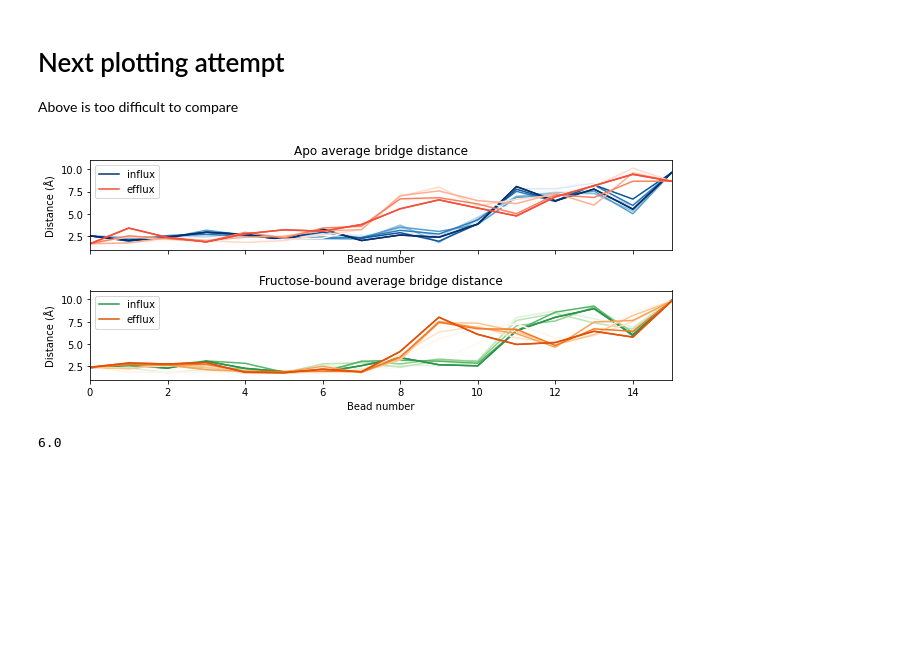
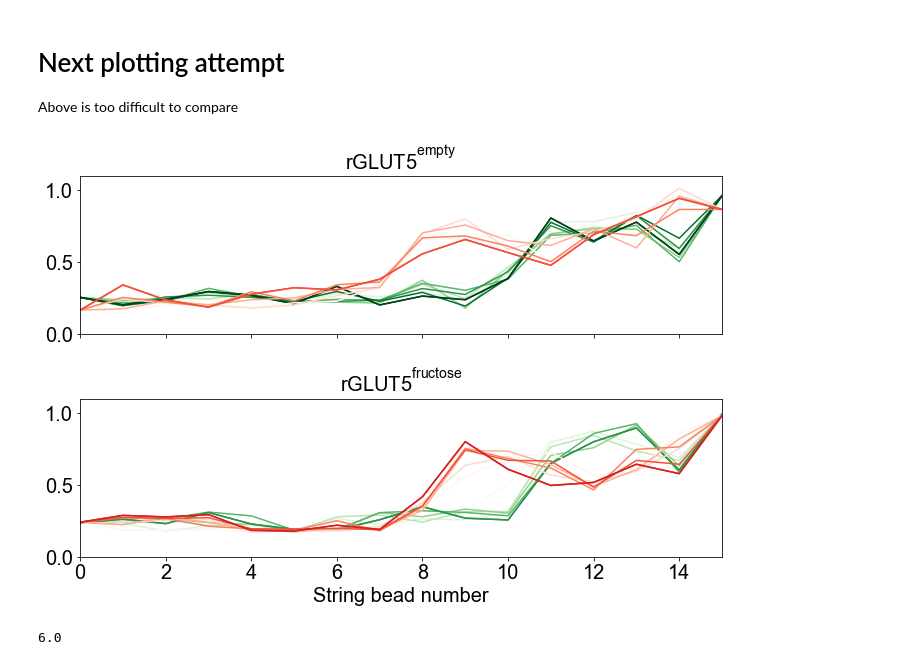
Before and after one commit to semccomas/GLUT5_string, a Jupyter notebook: string/analysis/scripts/influx_v_efflux_salt_bridge_for_paper.ipynb, the cells around one changed output. Saved outputs shown, nothing was run; the diff lists cells and outputs as text; code cells hidden in the pictures; blank space fills up the shorter version.

```diff
--- a/string/analysis/scripts/influx_v_efflux_salt_bridge_for_paper.ipynb
+++ b/string/analysis/scripts/influx_v_efflux_salt_bridge_for_paper.ipynb
@@ -160,41 +160,41 @@ def plot_rolling_avg(ax, condition_name, avg_size, colormap, take_mean = None, w
 
 
     ax.set_xlim(0,15)
-    ax.set_ylim(1,11)
+    ax.set_ylim(0,1.1)
 
     for n,line in enumerate(avgs):
-        ax.plot(line, color = color_vals[n])
-    ax.plot(line, color = color_vals[n], label = condition_name.split('_')[0])
+        ax.plot(line/10, color = color_vals[n])
+    ax.plot(line/10, color = color_vals[n], label = condition_name.split('_')[0])
 
     #ax.set_xlabel("Bead number")
-    ax.set_ylabel("Distance (Å)")
+    #ax.set_ylabel("Average salt bridge distance (nm)")
     return avgs
 # %%
-f, axs = plt.subplots(nrows = 2, figsize = (9,4), sharex=True)
-
+f, axs = plt.subplots(nrows = 2, figsize = (10,7), sharex=True,sharey=True)
+plot_parameters_for_paper.plotting_params()
 avg = 2
 
 a = plot_rolling_avg(axs[0], 'influx_apo_gate_CV', \
-                     colormap = 'Blues', avg_size =avg, take_mean = True)
+                     colormap = 'Greens', avg_size =avg, take_mean = True)
 a = plot_rolling_avg(axs[0], 'efflux_BFRU_start', \
                      colormap = 'Reds', avg_size = avg, take_mean = True)
-axs[0].set_title("Apo average bridge distance")
-axs[0].legend()
+axs[0].set_title(r"$\mathregular{rGLUT5^{empty}}$")
+#axs[0].legend()
 
 
 a = plot_rolling_avg(axs[1], 'influx_BFRU_gate_CV', \
                      colormap = 'Greens', avg_size = avg,take_mean = True)
 a = plot_rolling_avg(axs[1], 'efflux_BFRU_gate_CV', \
-                     colormap = 'Oranges', avg_size = avg,take_mean = True)
-axs[1].set_title("Fructose-bound average bridge distance")
-axs[1].legend()
-axs[1].set_xlabel("Bead number")
+                     colormap = 'Reds', avg_size = avg,take_mean = True)
+axs[1].set_title(r"$\mathregular{rGLUT5^{fructose}}$")
+#axs[1].legend()
+axs[1].set_xlabel("String bead number")
 plt.tight_layout()
 
 
-plt.savefig('../images_figs/confout_file_analysis/salt_bridges/influx_v_efflux_avg_bead.png', dpi = 800)
+plt.savefig('../images_figs/confout_file_analysis/salt_bridges/influx_v_efflux_avg_bead.svg', dpi = 1000)
 # %% [output]
-[figure, old version]
+[figure, new version]
 # %%
 np.ceil(16/3)
 # %% [output]
```
Also changed, not shown: parts of 1 cell of this notebook, 13 other files.
